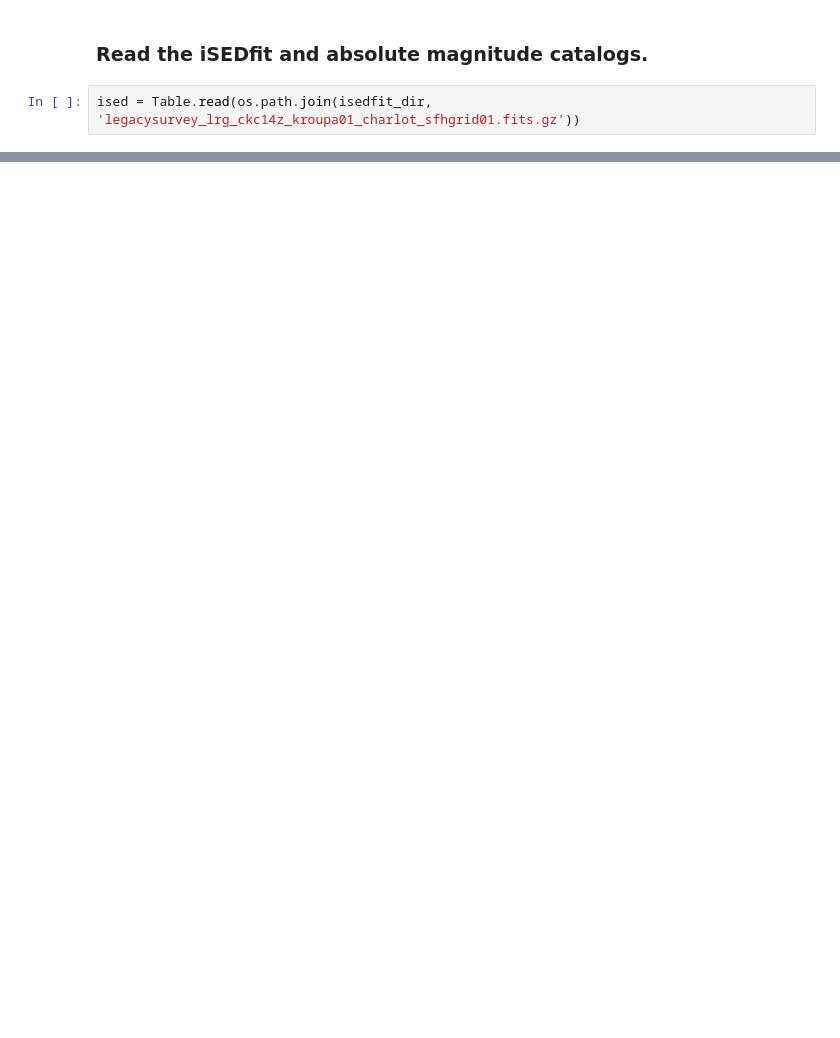
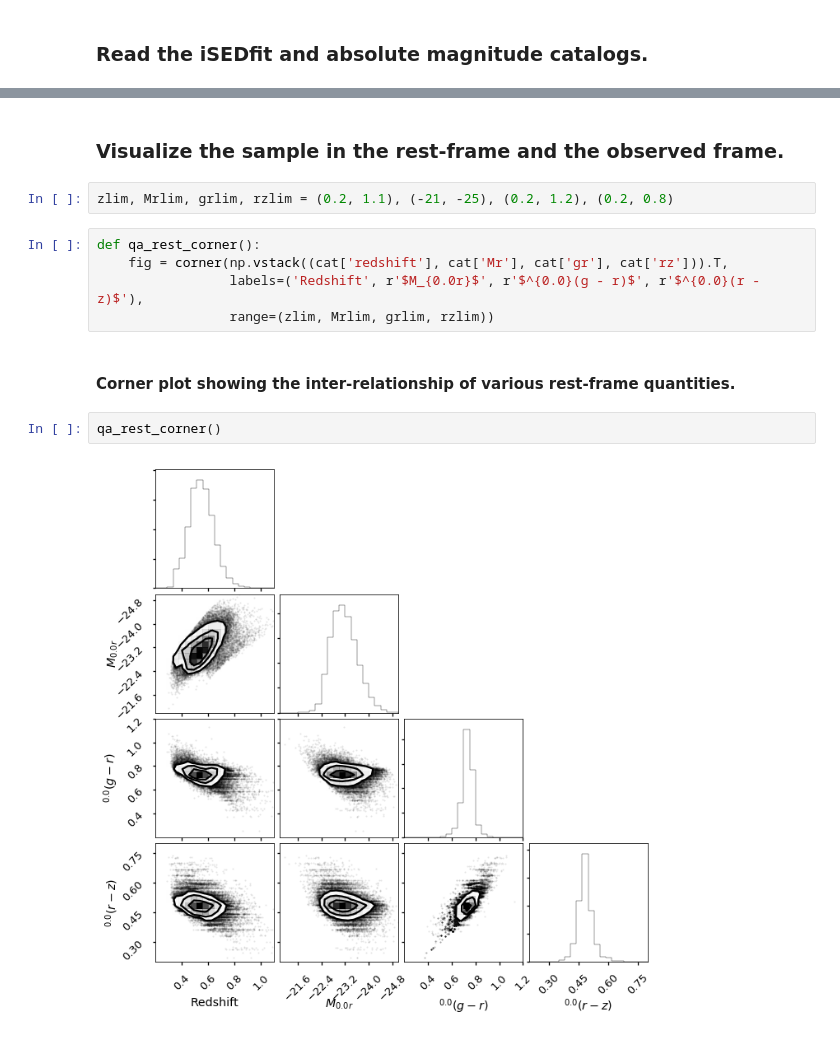
Before and after one commit to desihub/desisim, a Jupyter notebook: doc/nb/lrg-templates.ipynb, the cells around one changed output, grey strips where cells are left out. Drawn from its saved outputs; the diff is of its cells as text; blank space fills up the shorter version.

```diff
--- a/doc/nb/lrg-templates.ipynb
+++ b/doc/nb/lrg-templates.ipynb
@@ -42,4 +44,2 @@ isedfit_dir = os.path.join(os.getenv('DESI_ROOT'), 'spectro', 'templates', 'lrg_
 # %% [markdown]
 ### Read the iSEDfit and absolute magnitude catalogs.
-# %%
-ised = Table.read(os.path.join(isedfit_dir, 'legacysurvey_lrg_ckc14z_kroupa01_charlot_sfhgrid01.fits.gz'))
@@ -161,0 +107,15 @@ nperbin = 5
+# %% [markdown]
+### Visualize the sample in the rest-frame and the observed frame.
+# %%
+zlim, Mrlim, grlim, rzlim = (0.2, 1.1), (-21, -25), (0.2, 1.2), (0.2, 0.8)
+# %%
+def qa_rest_corner():
+    fig = corner(np.vstack((cat['redshift'], cat['Mr'], cat['gr'], cat['rz'])).T,
+                 labels=('Redshift', r'$M_{0.0r}$', r'$^{0.0}(g - r)$', r'$^{0.0}(r - z)$'),
+                 range=(zlim, Mrlim, grlim, rzlim))
+# %% [markdown]
+#### Corner plot showing the inter-relationship of various rest-frame quantities.
+# %%
+qa_rest_corner()
+# %% [output]
+[figure, added]
```
Also changed, not shown: parts of 92 cells of this notebook.
